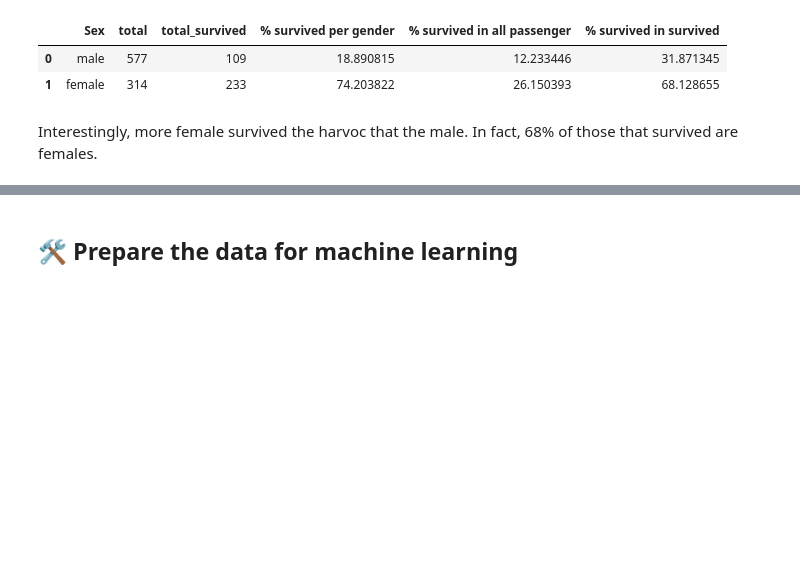
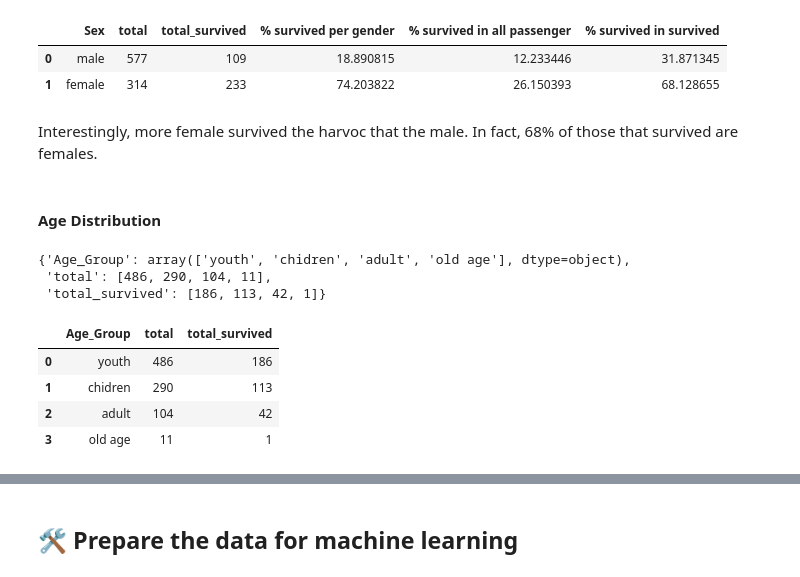
Before and after one commit to muyiwa-obadara/CODSOFT, a Jupyter notebook: titanic/titabic.ipynb, the cells around one changed output, grey strips where cells are left out. Cells and saved outputs as stored; diff of their text form; code cells hidden in the pictures; blank space fills up the shorter version.

```diff
--- a/titanic/titabic.ipynb
+++ b/titanic/titabic.ipynb
@@ -171,3 +181,41 @@ summary_sex_table
 | 1 | female | 314 | 233 | 74.203822 | 26.150393 | 68.128655 |
 # %% [markdown]
 Interestingly, more female survived the harvoc that the male. In fact, 68% of those that survived are females.
+# %% [markdown]
+#### **Age Distribution**
+# %%
+df["New_Age"] = df.Age.fillna(0).astype(int)
+df["Age_Group"] = df.New_Age.map(age_map)
+
+age_groups = df.Age_Group.unique()
+
+len_group = list()
+
+for group in age_groups:
+    len_group.append((df.Age_Group == group).sum())
+
+survived_in_group = list()
+for group in age_groups:
+    survived_in_group.append((df[df.Age_Group == group].Survived == 1).sum())
+
+
+summary_age = {
+    "Age_Group": age_groups,
+    "total": len_group,
+    "total_survived": survived_in_group,
+}
+
+summary_age
+# %% [output]
+{'Age_Group': array(['youth', 'chidren', 'adult', 'old age'], dtype=object),
+ 'total': [486, 290, 104, 11],
+ 'total_survived': [186, 113, 42, 1]}
+# %%
+df_age = pd.DataFrame(summary_age)
+df_age
+# %% [output]
+|  | Age_Group | total | total_survived |
+| 0 | youth | 486 | 186 |
+| 1 | chidren | 290 | 113 |
+| 2 | adult | 104 | 42 |
+| 3 | old age | 11 | 1 |
```
Also changed, not shown: parts of 27 cells of this notebook, 1 other file.
